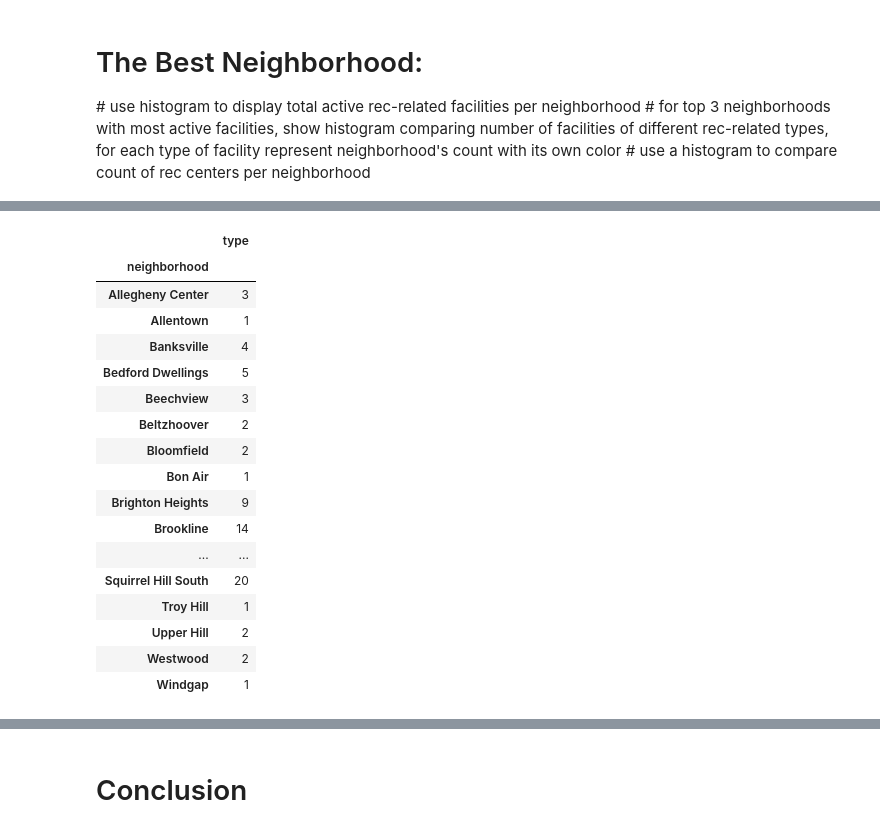
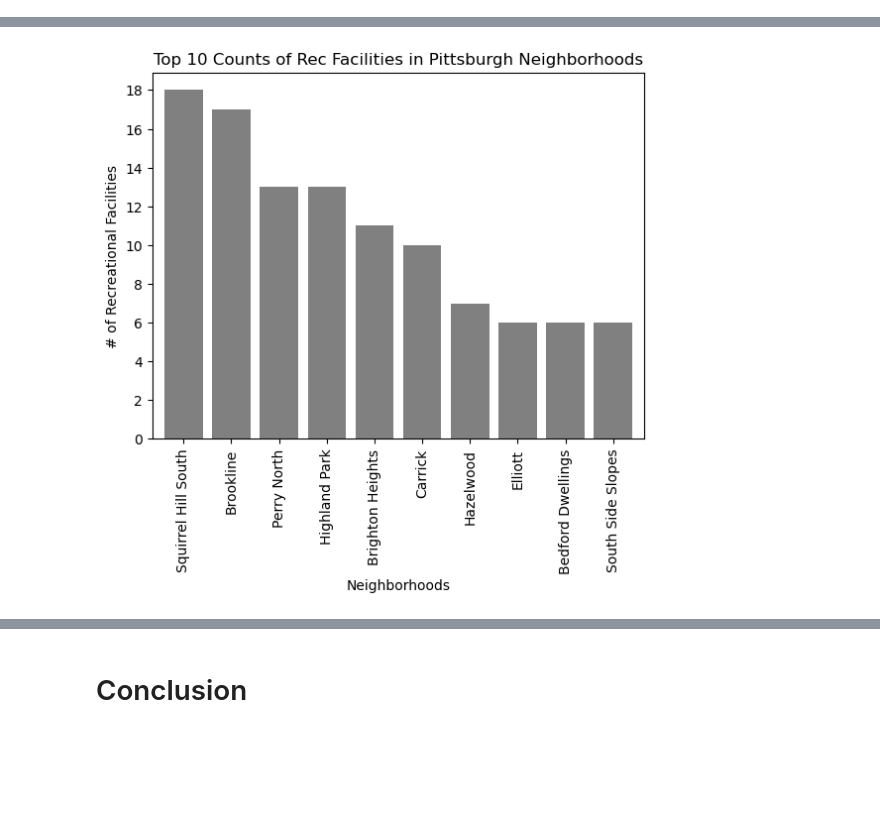
Before and after one commit to winterqt/cmpinf-0010-final-public, a Jupyter notebook: MED255notebook.ipynb, the cells around one changed output, grey strips where cells are left out. Cells and saved outputs as stored; diff of their text form; code cells hidden in the pictures; blank space fills up the shorter version.

Commit message:
added graphs and analysis to individual notebook

```diff
--- a/MED255notebook.ipynb
+++ b/MED255notebook.ipynb
@@ -11,17 +4,18 @@ How **fun** a neighborhood is can boil down into several key aspects about neigh
-# %% [markdown]
-<h1>The Best Neighborhood: </h1>
-# use histogram to display total active rec-related facilities per neighborhood
-# for top 3 neighborhoods with most active facilities, show histogram comparing number of facilities of different rec-related types, for each type of facility represent neighborhood's count with its own color
-# use a histogram to compare count of rec centers per neighborhood
 # %%
 # database contains restrooms, shelters, rec centers, pools, concessions, shelter, pool/rec, dugouts, activity, senior, community
 # -- also contains offices, firehouses, storage, utility, service, medic stations, training, police, recycling, SERVICE
 # STORAGE, POLICE, OFFICE,
 
 import pandas as pd
+import numpy as np
+import matplotlib.pyplot as plt
+from matplotlib.ticker import MaxNLocator
 
 # read and load file into biggy
-biggy = pd.read_csv('cityfacilities.csv')
+biggy = pd.read_csv(r"C:\Users\MED255\Downloads\cityfacilities.csv")
+
+# print information
+biggy.info()
 
 #display unique types of places and amount of unique types
 print(str(len(biggy["type"].unique())))
@@ -41,34 +35,42 @@ ngrouped.head(30)
 # use query masks to count number of recreation related facilities per neighborhood
 qm_rec = biggy['type'].str.contains('Rec Center', regex = False)
 qm_poolrec = biggy['type'].str.contains('Pool/Rec', regex = False)
-qm_restroom = biggy['type'].str.contains('Restrooms', regex = False)
+#qm_restroom = biggy['type'].str.contains('Restrooms', regex = False)
 qm_activity = biggy['type'].str.contains('Activity', regex = False)
 qm_pool = biggy['type'].str.contains('Pool', regex = False)
 qm_shelter = biggy['type'].str.contains('Shelter', regex = False)
 qm_dugout = biggy['type'].str.contains('Dugout', regex = False)
 qm_community = biggy['type'].str.contains('Community', regex = False)
+qm_concession = biggy['type'].str.contains('Concession', regex = False)
 qm_cabin = biggy['type'].str.contains('Cabin', regex = False)
 qm_poolclosed = biggy['type'].str.contains('Pool Closed', regex = False)
-qm_active = !biggy['inactive']
+qm_active = biggy['inactive'].str.contains('f', regex = False)
 
-rec_related_df = biggy[qm_active & qm_rec|qm_poolrec|qm_restroom|qm_activity|qm_pool|qm_shelter|qm_dugout|qm_community|qm_cabin|qm_poolclosed]
-# rec centers and rec/pool facilities only
 
-# print first 5
-rec_related_df.head(10)
-# count rc by neighborhood
-grouped_rec_related = rec_related_df.groupby('neighborhood').count()
-grouped_rec_related.loc[:,["type"]] # ERROR, not accurately counting hhow many facilities in each neighborhood, investigate
-# grouped_rec_type = grouped_rec_related[0].groupby('type').count
-# grouped_rec_type.head(10)
-# use query mask to count number of active recreation centers, pools, restrooms, concessions,
-# community, dugouts, rec/pool, shelter, activity type facilities per neighborhood
+# create dataframe of active rec-related facilities
+rec_related_df = biggy[qm_active & (qm_rec|qm_poolrec|qm_activity|qm_pool|qm_shelter|qm_dugout|qm_community|qm_cabin|qm_poolclosed|qm_concession)]
 
-# remove repeats, and count number of recreation-related facilities per neighborhood
+# save rec related dataframe as csv to view
+rec_related_df.to_csv("rec_related_df_.csv", index=False)
 
-# modify bigtable to group things by neighborhood, cut out inactive places, take out columns: rentable, primary_user, address_number, street, zip, council district-longitude
-# for a seperate table meant for total counts of rec-related places in neighborhoods, combine places that are listed multiple times for different functions into
+# count rec facilities by neighborhood
+neighborhood_counts = rec_related_df['neighborhood'].value_counts()
 
-# for each neighborhood, count # of facilities under each type, narrow types down into rec centers, restroom, concessions, pools, shelter, community, dugouts activity, rec/pool, shelter
-# ^^format into table with neighborhoods as rows, columns as specific types, and the cells are the count of unique places
+# isolate top 10 neighborhoods with highest counts
+top_10 = neighborhood_counts.nlargest(10)
+
+# plot a barplot
+top_10.plot(kind = 'bar', color = 'grey', width = 0.8)
+
+# format plot
+plt.xlabel('Neighborhoods')
+plt.ylabel('# of Recreational Facilities')
+plt.title('Top 10 Counts of Rec Facilities in Pittsburgh Neighborhoods')
+
+y_axis_steps = np.arange(0, top_10.max() + 2, step = 2)
+plt.yticks(y_axis_steps)
+plt.xticks(fontsize = 10)
+
+# display plot
+plt.show()
 # %% [output]
@@ -88,22 +90,5 @@ grouped_rec_related.loc[:,["type"]] # ERROR, not accurately counting hhow many f
  'Beltzhoover' 'Knoxville' 'West End' 'Shadyside' 'Homewood West'
  'Oakwood' 'Overbrook' 'Chateau' 'California-Kirkbride'
  'Squirrel Hill North' 'Duquesne Heights' 'North Oakland' nan
  'Allegheny West' 'Polish Hill' 'Point Breeze North' 'Middle Hill']
-|  | type |
-| neighborhood |  |
-| Allegheny Center | 3 |
-| Allentown | 1 |
-| Banksville | 4 |
-| Bedford Dwellings | 5 |
-| Beechview | 3 |
-| Beltzhoover | 2 |
-| Bloomfield | 2 |
-| Bon Air | 1 |
-| Brighton Heights | 9 |
-| Brookline | 14 |
-| ... | ... |
-| Squirrel Hill South | 20 |
-| Troy Hill | 1 |
-| Upper Hill | 2 |
-| Westwood | 2 |
-| Windgap | 1 |
+[figure, added]
```
Also changed, not shown: parts of 8 cells of this notebook.
